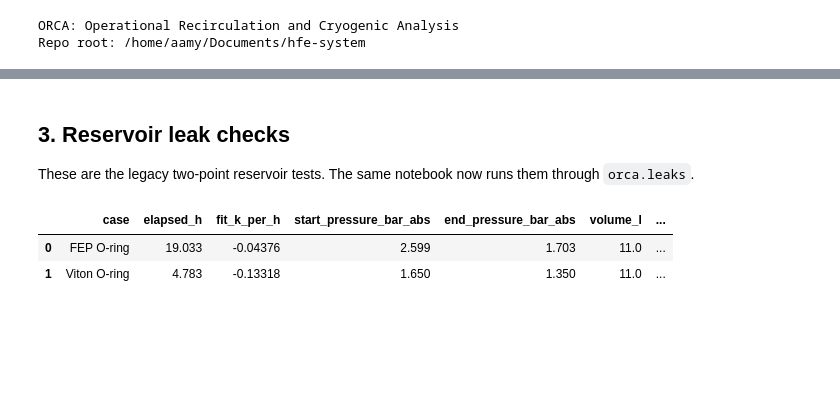
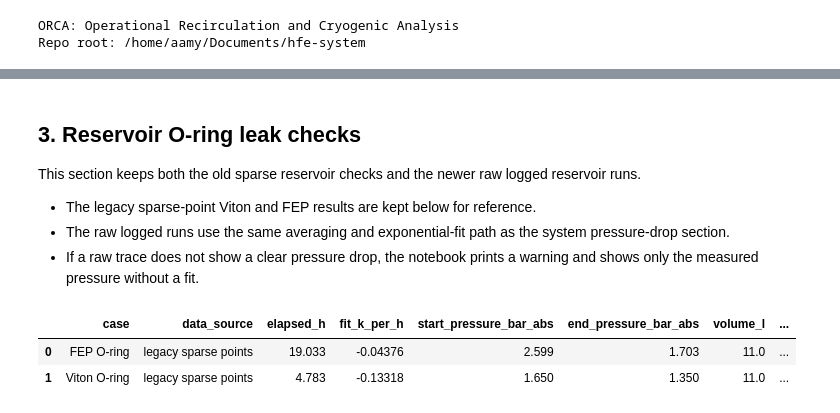
Before and after one commit to Pocar-Lab/hfe-system, a Jupyter notebook: analysis/notebooks/leak_checks.ipynb, the cells around one changed output, grey strips where cells are left out. Saved outputs shown, nothing was run; the diff lists cells and outputs as text; code cells hidden in the pictures; blank space fills up the shorter version.

```diff
--- a/analysis/notebooks/leak_checks.ipynb
+++ b/analysis/notebooks/leak_checks.ipynb
@@ -84,16 +294,20 @@ Next step: fold in the workflow from `analysis/notebooks/vacuum_pressure_rise.ip
 # %% [markdown]
-## 3. Reservoir leak checks
+## 3. Reservoir O-ring leak checks
 
-These are the legacy two-point reservoir tests. The same notebook now runs them through `orca.leaks`.
+This section keeps both the old sparse reservoir checks and the newer raw logged reservoir runs.
+
+- The legacy sparse-point Viton and FEP results are kept below for reference.
+- The raw logged runs use the same averaging and exponential-fit path as the system pressure-drop section.
+- If a raw trace does not show a clear pressure drop, the notebook prints a warning and shows only the measured pressure without a fit.
 # %%
-RESERVOIR_VOLUME_L = 11.0
-RESERVOIR_OPERATING_GAUGE_BAR = leak_tools.HFE_VAPOR_GAUGE_BAR
+LEGACY_RESERVOIR_VOLUME_L = 11.0
+LEGACY_RESERVOIR_OPERATING_GAUGE_BAR = leak_tools.HFE_VAPOR_GAUGE_BAR
 PSI_TO_BAR = 0.0689476
 
-reservoir_cases = [
+legacy_reservoir_cases = [
     leak_tools.ReservoirLeakCase(
         label='FEP O-ring',
-        slug='fep',
+        slug='fep_legacy',
         time_h=np.array([0.0, 19.0 + 2.0 / 60.0], dtype=float),
         pressure_abs_bar=np.array(
             [
@@ -102,44 +316,48 @@ reservoir_cases = [
             ],
             dtype=float,
         ),
-        volume_l=RESERVOIR_VOLUME_L,
-        operating_gauge_bar=RESERVOIR_OPERATING_GAUGE_BAR,
+        volume_l=LEGACY_RESERVOIR_VOLUME_L,
+        operating_gauge_bar=LEGACY_RESERVOIR_OPERATING_GAUGE_BAR,
         x_max_h=leak_tools.DEFAULT_RESERVOIR_XMAX_H,
         y_max_bar=leak_tools.DEFAULT_RESERVOIR_YMAX_BAR,
-        source_note='Legacy reservoir test data: FEP O-ring',
+        source_note='Legacy reservoir test data: FEP O-ring (2 spot measurements)',
     ),
     leak_tools.ReservoirLeakCase(
         label='Viton O-ring',
-        slug='viton',
+        slug='viton_legacy',
         time_h=np.array([0.0, 4.0 + 47.0 / 60.0], dtype=float),
         pressure_abs_bar=np.array([1.65, 1.35], dtype=float),
-        volume_l=RESERVOIR_VOLUME_L,
-        operating_gauge_bar=RESERVOIR_OPERATING_GAUGE_BAR,
+        volume_l=LEGACY_RESERVOIR_VOLUME_L,
+        operating_gauge_bar=LEGACY_RESERVOIR_OPERATING_GAUGE_BAR,
         x_max_h=leak_tools.DEFAULT_RESERVOIR_XMAX_H,
         y_max_bar=leak_tools.DEFAULT_RESERVOIR_YMAX_BAR,
-        source_note='Legacy reservoir test data: Viton O-ring',
+        source_note='Legacy reservoir test data: Viton O-ring (2 spot measurements)',
     ),
 ]
 
-reservoir_results = [leak_tools.analyze_reservoir_case(case) for case in reservoir_cases]
-reservoir_summary = leak_tools.reservoir_summary_table(reservoir_results)
+legacy_reservoir_results = [
+    leak_tools.analyze_reservoir_case(case)
+    for case in legacy_reservoir_cases
+]
+legacy_reservoir_summary = leak_tools.reservoir_summary_table(legacy_reservoir_results)
+legacy_reservoir_summary.insert(1, 'data_source', 'legacy sparse points')
 display(
-    reservoir_summary.round(
+    legacy_reservoir_summary.round(
         {
             'elapsed_h': 3,
             'fit_k_per_h': 5,
             'start_pressure_bar_abs': 3,
             'end_pressure_bar_abs': 3,
             'volume_l': 1,
             'operating_pressure_bar_abs': 3,
             'start_decay_mbar_h': 1,
             'leak_mbar_l_s': 4,
             'hfe_loss_l_year': 2,
         }
     )
 )
 # %% [output]
-|  | case | elapsed_h | fit_k_per_h | start_pressure_bar_abs | end_pressure_bar_abs | volume_l | ... |
-| 0 | FEP O-ring | 19.033 | -0.04376 | 2.599 | 1.703 | 11.0 | ... |
-| 1 | Viton O-ring | 4.783 | -0.13318 | 1.650 | 1.350 | 11.0 | ... |
+|  | case | data_source | elapsed_h | fit_k_per_h | start_pressure_bar_abs | end_pressure_bar_abs | volume_l | ... |
+| 0 | FEP O-ring | legacy sparse points | 19.033 | -0.04376 | 2.599 | 1.703 | 11.0 | ... |
+| 1 | Viton O-ring | legacy sparse points | 4.783 | -0.13318 | 1.650 | 1.350 | 11.0 | ... |
 # %%
```
Also changed, not shown: parts of 16 cells of this notebook, 20 other files.
